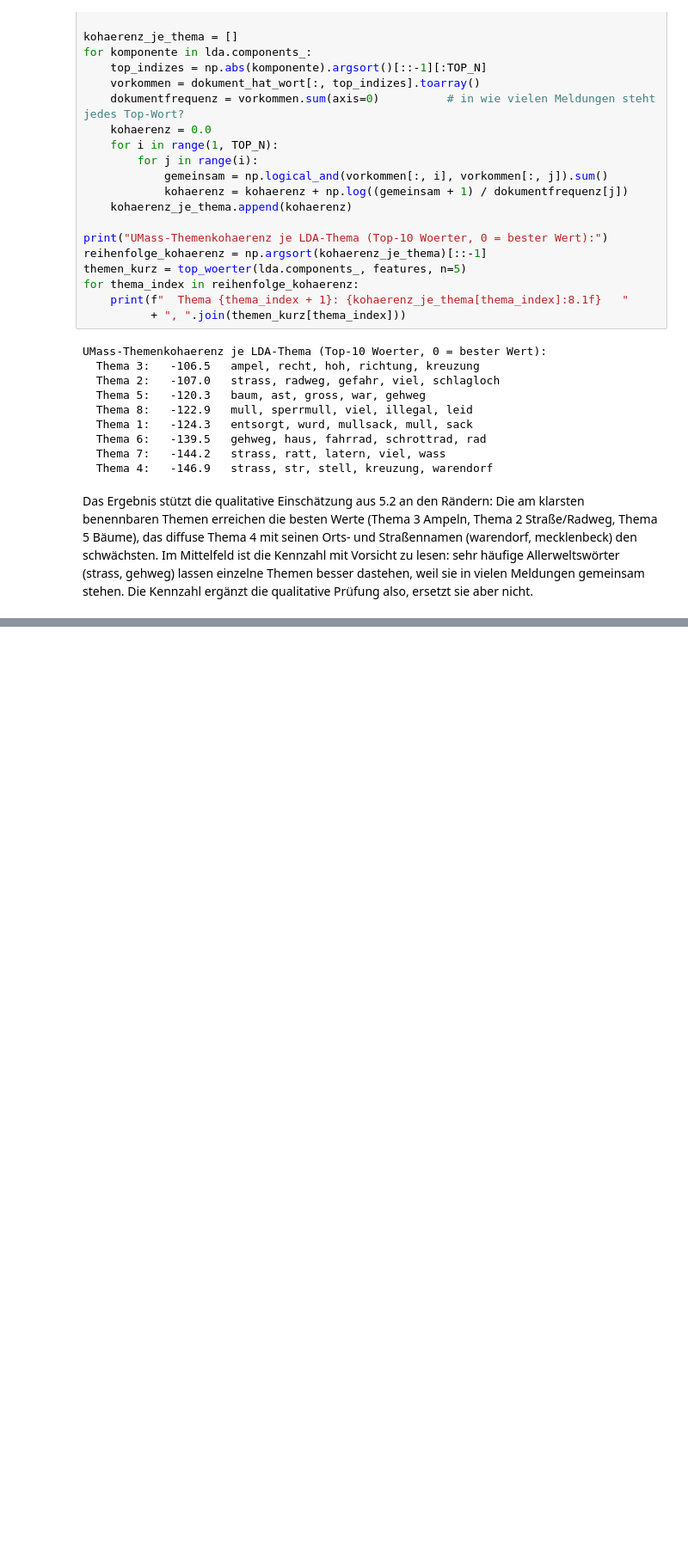
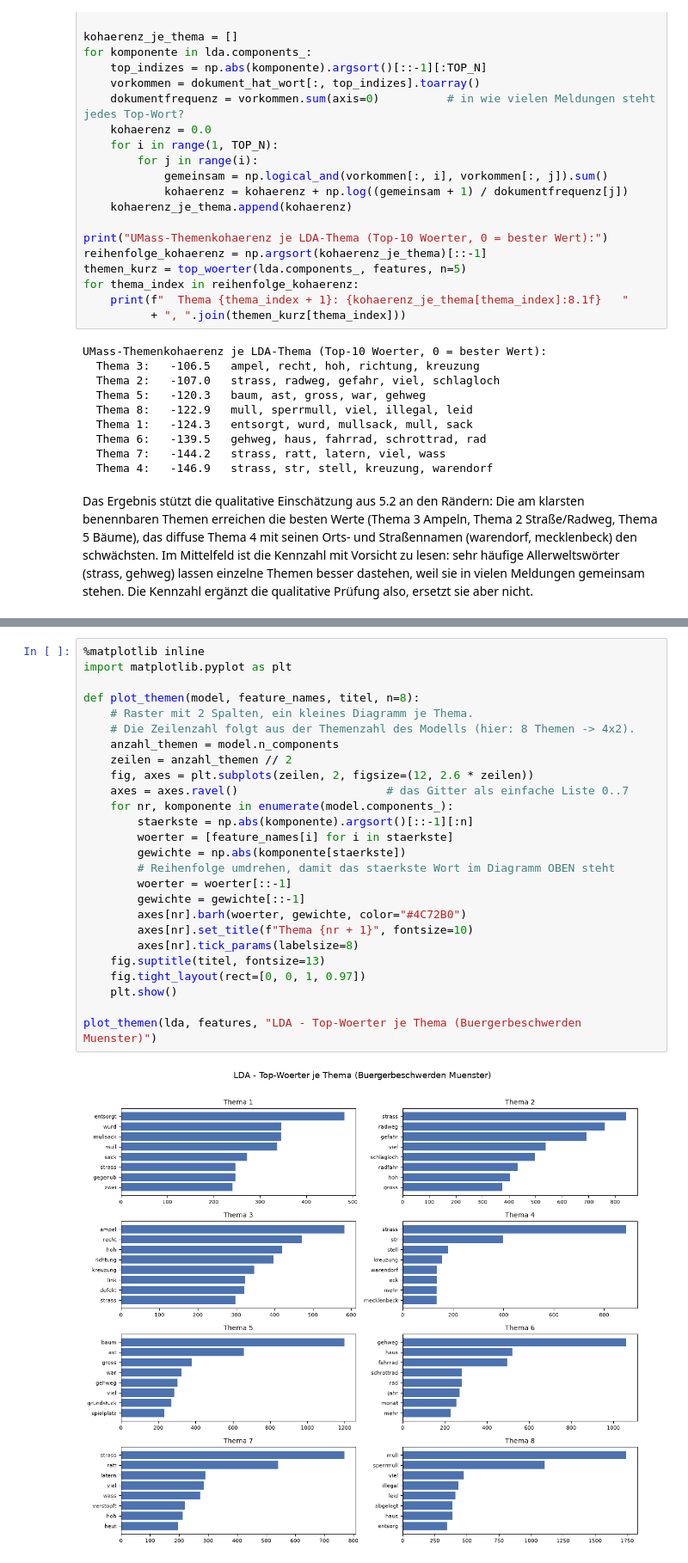
Before and after one commit to PhiMur/projekt-data-analysis, a Jupyter notebook: notebooks/analysis.ipynb, the cells around one changed output, grey strips where cells are left out. Shown at 86% size. Cells and saved outputs as stored; diff of their text form; blank space fills up the shorter version.

Commit message:
Finalisierung: Visualisierung und Diskussion, README mit Ergebnissen und Repro-Hinweisen

```diff
--- a/notebooks/analysis.ipynb
+++ b/notebooks/analysis.ipynb
@@ -428,0 +434,28 @@ Meldungen gemeinsam stehen. Die Kennzahl ergänzt die qualitative Prüfung also,
+# %%
+%matplotlib inline
+import matplotlib.pyplot as plt
+
+def plot_themen(model, feature_names, titel, n=8):
+    # Raster mit 2 Spalten, ein kleines Diagramm je Thema.
+    # Die Zeilenzahl folgt aus der Themenzahl des Modells (hier: 8 Themen -> 4x2).
+    anzahl_themen = model.n_components
+    zeilen = anzahl_themen // 2
+    fig, axes = plt.subplots(zeilen, 2, figsize=(12, 2.6 * zeilen))
+    axes = axes.ravel()                      # das Gitter als einfache Liste 0..7
+    for nr, komponente in enumerate(model.components_):
+        staerkste = np.abs(komponente).argsort()[::-1][:n]
+        woerter = [feature_names[i] for i in staerkste]
+        gewichte = np.abs(komponente[staerkste])
+        # Reihenfolge umdrehen, damit das staerkste Wort im Diagramm OBEN steht
+        woerter = woerter[::-1]
+        gewichte = gewichte[::-1]
+        axes[nr].barh(woerter, gewichte, color="#4C72B0")
+        axes[nr].set_title(f"Thema {nr + 1}", fontsize=10)
+        axes[nr].tick_params(labelsize=8)
+    fig.suptitle(titel, fontsize=13)
+    fig.tight_layout(rect=[0, 0, 1, 0.97])
+    plt.show()
+
+plot_themen(lda, features, "LDA - Top-Woerter je Thema (Buergerbeschwerden Muenster)")
+# %% [output]
+[figure, added]
```
Also changed, not shown: parts of 3 cells of this notebook, 2 other files.
